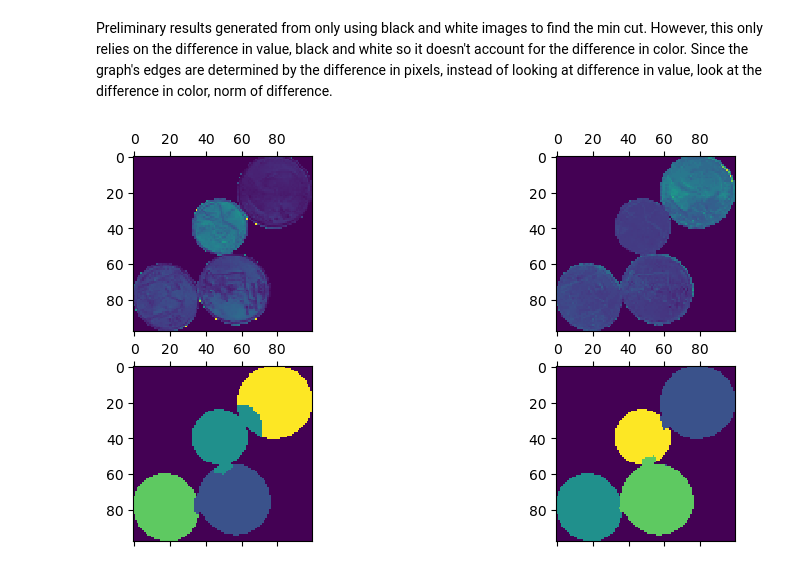
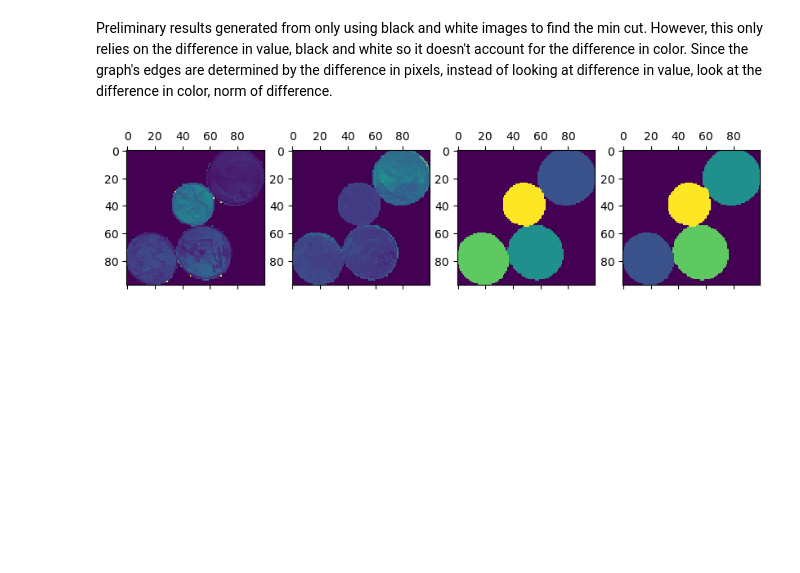
Before and after one commit to cyanobrian/specCluster, a Jupyter notebook: SpectClust Image Seg.ipynb, the cells around one changed output. Cells and saved outputs as stored; diff of their text form; code cells hidden in the pictures; blank space fills up the shorter version.

```diff
--- a/SpectClust Image Seg.ipynb
+++ b/SpectClust Image Seg.ipynb
@@ -6,14 +47,14 @@ import matplotlib.pyplot as plt
 # %%
 # Import images and get black and white and color representation as arrays
-citrus = Image.open('coins.png')
-citrusColor = np.asarray(citrus)
-citrusBW = []
-for row in citrusColor:
+coins = Image.open('coins.png')
+coinsColor = np.asarray(coins)
+coinsBW = []
+for row in coinsColor:
     newRow = []
     for entry in row:
         newRow.append(0.3*entry[0] + 0.59*entry[1] + 0.11*entry[2])
-    citrusBW.append(np.asarray(newRow))
-citrusBW = np.asarray(citrusBW)
+    coinsBW.append(np.asarray(newRow))
+coinsBW = np.asarray(coinsBW)
 # %%
 # Display images below
 fig, axs = plt.subplots(nrows=1, ncols=2, figsize=(10, 5))
@@ -25,13 +66,14 @@ plt.show()
 # %%
 imgMask = []
-for row in citrusColor:
+for row in coinsColor:
     newRow = []
     for entry in row:
         newRow.append(entry[3] > 50)
     imgMask.append(np.asarray(newRow))
 imgMask = np.asarray(imgMask)
 # %%
-graph = image.img_to_graph(citrusBW, mask = imgMask)
+graph = image.img_to_graph(coinsBW, mask = imgMask)
+graph.data = np.exp(-graph.data/graph.data.std())
 # %%
 from sklearn.cluster import spectral_clustering
 import matplotlib.pyplot as plt
@@ -50,38 +93,40 @@ plt.show()
 # %% [markdown]
 Preliminary results generated from only using black and white images to find the min cut. However, this only relies on the difference in value, black and white so it doesn't account for the difference in color. Since the graph's edges are determined by the difference in pixels, instead of looking at difference in value, look at the difference in color, norm of difference.
 # %%
-import colorsys
+
 #get only saturation
-citrusS = []
-citrusH = []
-for row in citrusColor:
+coinsS = []
+coinsH = []
+for row in coinsColor:
     newRowS = []
     newRowH = []
     for entry in row:
         (h,s,v) = colorsys.rgb_to_hsv(entry[0]/255, entry[1]/255, entry[2]/255)
         newRowS.append(s)
         newRowH.append(h)
-    citrusS.append(np.asarray(newRowS))
-    citrusH.append(np.asarray(newRowH))
-citrusS = np.asarray(citrusS)
-citrusH = np.asarray(citrusH)
+    coinsS.append(np.asarray(newRowS))
+    coinsH.append(np.asarray(newRowH))
+coinsS = np.asarray(coinsS)
+coinsH = np.asarray(coinsH)
 
-citrusSGraph = image.img_to_graph(citrusS, mask = imgMask)
-citrusHGraph = image.img_to_graph(citrusH, mask = imgMask)
+coinsSGraph = image.img_to_graph(coinsS, mask = imgMask)
+coinsHGraph = image.img_to_graph(coinsH, mask = imgMask)
+coinsSGraph.data = np.exp(-coinsSGraph.data/graph.data.std())
+coinsHGraph.data = np.exp(-coinsHGraph.data/graph.data.std())
 
-labelsS = spectral_clustering(citrusSGraph, n_clusters=4, eigen_solver="arpack")
+labelsS = spectral_clustering(coinsSGraph, n_clusters=4, eigen_solver="arpack")
 label_imS = np.full(imgMask.shape, -1.0)
 label_imS[imgMask] = labelsS
 
-labelsH = spectral_clustering(citrusHGraph, n_clusters=4, eigen_solver="arpack")
+labelsH = spectral_clustering(coinsHGraph, n_clusters=4, eigen_solver="arpack")
 label_imH = np.full(imgMask.shape, -1.0)
 label_imH[imgMask] = labelsH
 
-fig, axs = plt.subplots(nrows=2, ncols=2, figsize=(10, 5))
-axs[0][0].matshow(citrusS)
-axs[0][1].matshow(citrusH)
-axs[1][0].matshow(label_imS)
-axs[1][1].matshow(label_imH)
+fig, axs = plt.subplots(nrows=1, ncols=4, figsize=(10, 5))
+axs[0].matshow(coinsS)
+axs[1].matshow(coinsH)
+axs[2].matshow(label_imS)
+axs[3].matshow(label_imH)
 plt.show()
 # %% [output]
-[figure, old version]
+[figure, new version]
```
Also changed, not shown: parts of 20 cells of this notebook, 4 other files.
